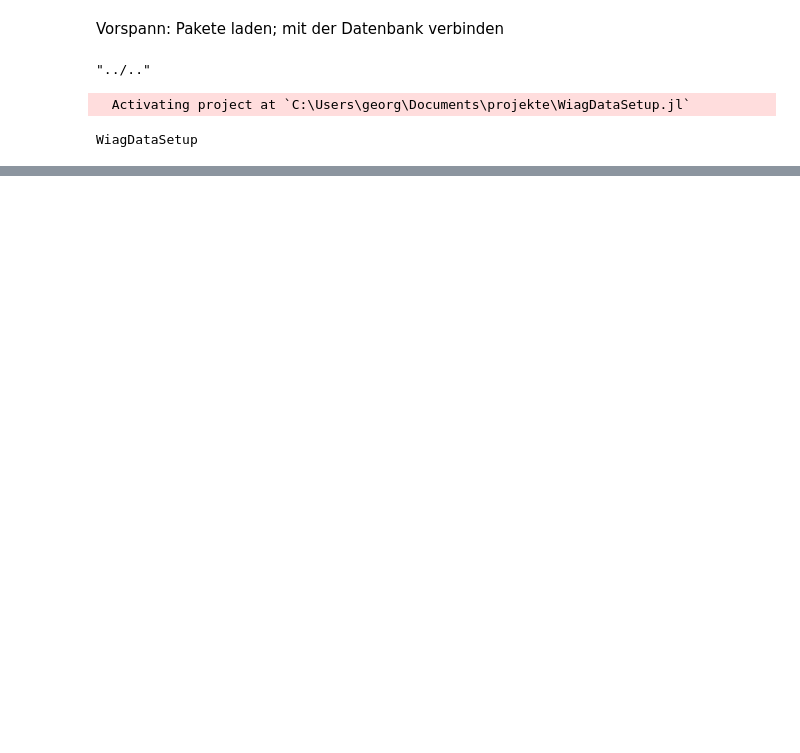
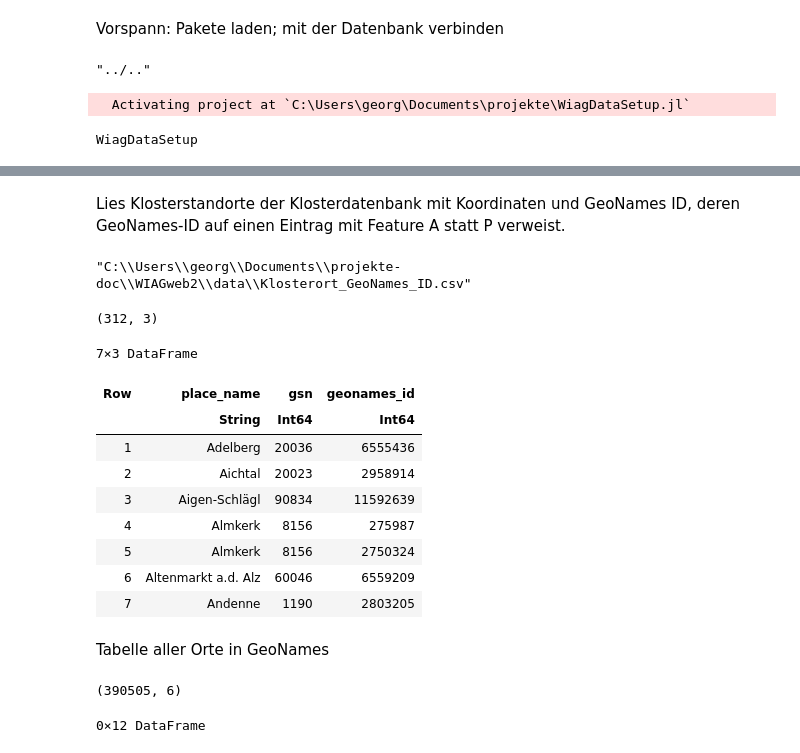
Before and after one commit to ghertko/WiagDataSetup, a Jupyter notebook: run/wiag2/Wax.ipynb, the cells around one changed output, grey strips where cells are left out. Saved outputs shown, nothing was run; the diff lists cells and outputs as text; code cells hidden in the pictures; blank space fills up the shorter version.

```diff
--- a/run/wiag2/Wax.ipynb
+++ b/run/wiag2/Wax.ipynb
@@ -79,0 +35,16 @@ Closest candidates are:
+# %% [markdown]
+Lies Klosterstandorte der Klosterdatenbank mit Koordinaten und GeoNames ID, deren GeoNames-ID auf einen Eintrag mit Feature A statt P verweist.
+# %%
+path_elmts = (
+    "C:\\",
+    "Users",
+    "georg",
+    "Documents",
+    "projekte-doc",
+    "WIAGweb2",
+    "data",
+    "Klosterort_GeoNames_ID.csv"
+)
+institution_file = joinpath(path_elmts)
+# %% [output]
+"C:\\Users\\georg\\Documents\\projekte-doc\\WIAGweb2\\data\\Klosterort_GeoNames_ID.csv"
@@ -79,0 +53,21 @@ Closest candidates are:
+# %%
+df_inst = CSV.read(institution_file, DataFrame);
+# %%
+size(df_inst)
+# %% [output]
+(312, 3)
+# %%
+first(df_inst, 7)
+# %% [output]
+7×3 DataFrame
+| Row | place_name | gsn | geonames_id |
+|  | String | Int64 | Int64 |
+| 1 | Adelberg | 20036 | 6555436 |
+| 2 | Aichtal | 20023 | 2958914 |
+| 3 | Aigen-Schlägl | 90834 | 11592639 |
+| 4 | Almkerk | 8156 | 275987 |
+| 5 | Almkerk | 8156 | 2750324 |
+| 6 | Altenmarkt a.d. Alz | 60046 | 6559209 |
+| 7 | Andenne | 1190 | 2803205 |
+# %% [markdown]
+Tabelle aller Orte in GeoNames
@@ -79,0 +82,4 @@ Closest candidates are:
+# %%
+size(df_p_all)
+# %% [output]
+(390505, 6)
@@ -79,0 +103,4 @@ Closest candidates are:
+# %%
+df_gs_mon = DataFrame(columns)
+# %% [output]
+0×12 DataFrame
```
Also changed, not shown: parts of 51 cells of this notebook, 5 other files.
